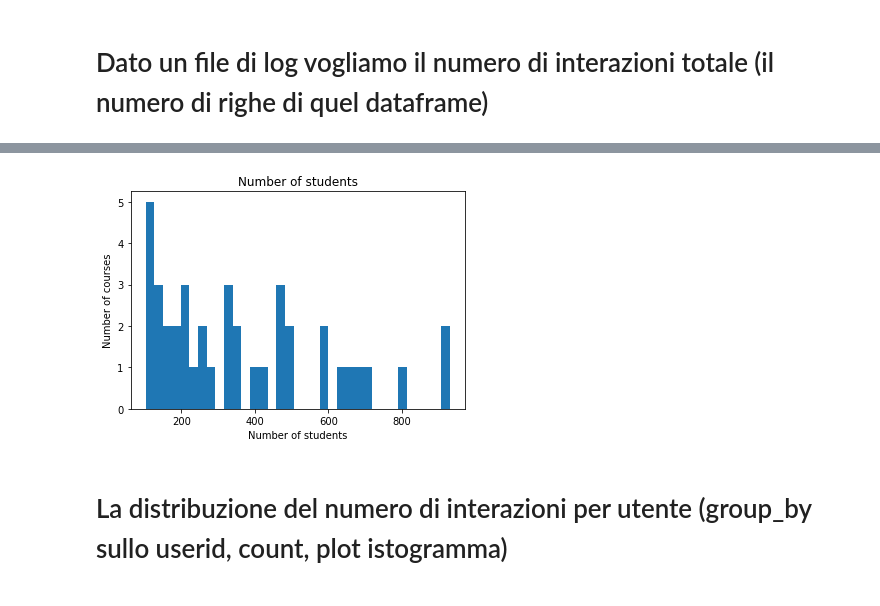
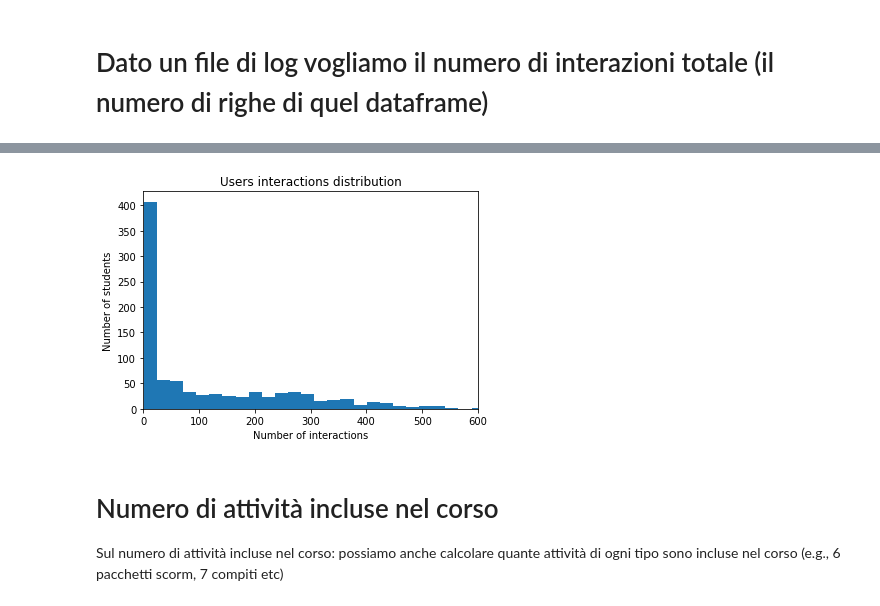
Before and after one commit to RobertaGalici/EducationMoodle, a Jupyter notebook: CourseData.ipynb, the cells around one changed output, grey strips where cells are left out. Drawn from its saved outputs; the diff is of its cells as text; code cells hidden in the pictures.

```diff
--- a/CourseData.ipynb
+++ b/CourseData.ipynb
@@ -10,33 +10,22 @@ Creare:
 # Dato un file di log vogliamo il numero di interazioni totale (il numero di righe di quel dataframe)
 # %%
 import matplotlib.pyplot as plt
-import datetime
 from datetime import date
 from tqdm import tqdm
 import pandas as pd
 import numpy as np
+import statistics
+import datetime
 import glob
 import os
 
-path = '/Users/robertagalici/Desktop/EdnetReal/data/Dati_Moodle/Nuovi/'
+path = '/Users/robertagalici/Desktop/EdnetReal/data/Dati_Moodle/Nuovi/_fisica_1.csv'
+path_progress = '/Users/robertagalici/Desktop/EdnetReal/data/Dati_Moodle/Progress/progress.iel_-_fisica_1.csv'
 # %%
-# calcoliamo il numero di utenti e il numero di interazioni per corso
 header = ['timestamp', 'user_id', 'user_involved', 'context', 'component', 'event', 'description', 'origin', 'ip']
 
-course_name = []
-no_interactions = []
-no_user = []
-
-for fname in os.listdir(path):
-    if not fname.endswith(".csv"):
-        continue
-    df = pd.read_csv(os.path.join(path, fname), sep=',', encoding='utf-8')
-    df.columns = header
-    df1 = df[df["user_id"].str.contains("Moodle Analitycs")==False]
-    df2 = df1[df1["user_id"].str.contains("-")==False]
-
-    students_names = df1["user_id"]
-
-    course_name.append(fname.split('_')[1])
-    no_interactions.append(len(df2.index))
-    no_user.append(len(df2['user_id'].unique()))
+df_new = pd.read_csv(path, sep=',', encoding='utf-8')
+df_new.columns = header
+df1 = df_new[df_new["user_id"].str.contains("Moodle Analitycs")==False]
+df = df1[df1["user_id"].str.contains("-")==False]
+print(len(df))
@@ -52,10 +39,14 @@ plt.show()
+# %%
+df_inter = df.groupby(by=["user_id"]).size().values
 # %%
-plt.hist(no_user, bins=35)
-plt.title("Number of students")
-plt.xlabel("Number of students")
-plt.ylabel("Number of courses")
+plt.hist(df_inter, bins=500)
+plt.title("Users interactions distribution")
+plt.xlim(0, 600)
+plt.xlabel("Number of interactions")
+plt.ylabel("Number of students")
 plt.show()
 # %% [output]
-[figure, old version]
+[figure, new version]
-# %% [markdown]
-# La distribuzione del numero di interazioni per utente (group_by sullo userid, count, plot istogramma)
+# %% [markdown]
+# Numero di attività incluse nel corso
+Sul numero di attività incluse nel corso: possiamo anche calcolare quante attività di ogni tipo sono incluse nel corso (e.g., 6 pacchetti scorm, 7 compiti etc)
```
Also changed, not shown: parts of 20 cells of this notebook, 1 other file.
